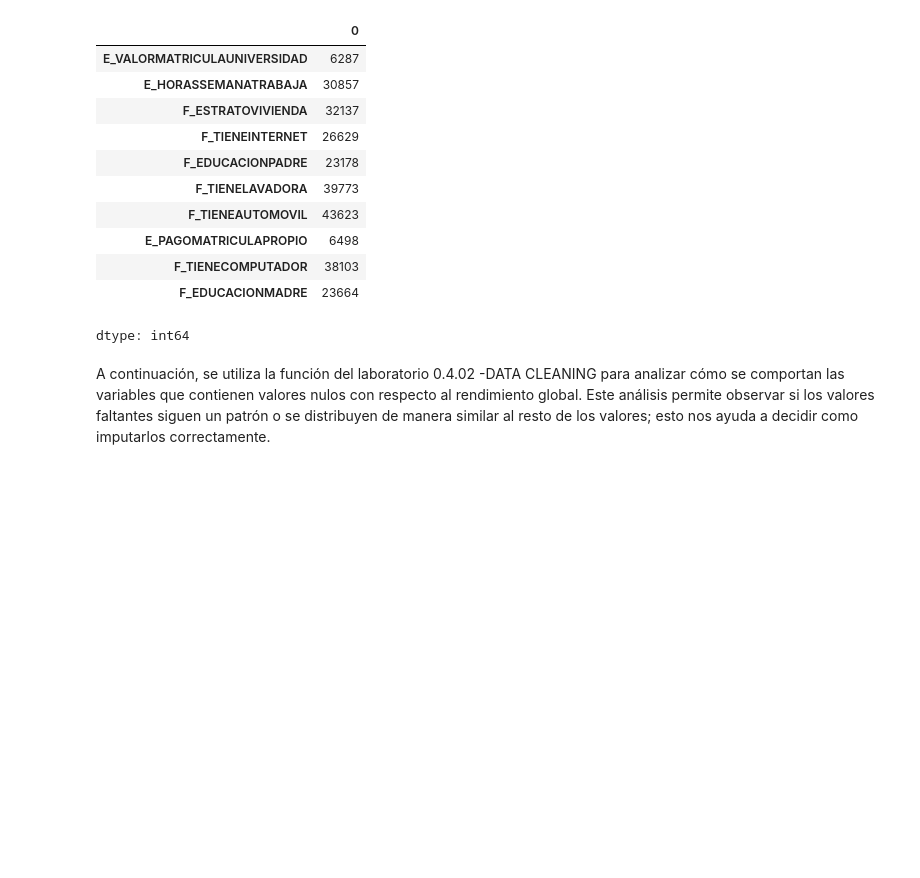
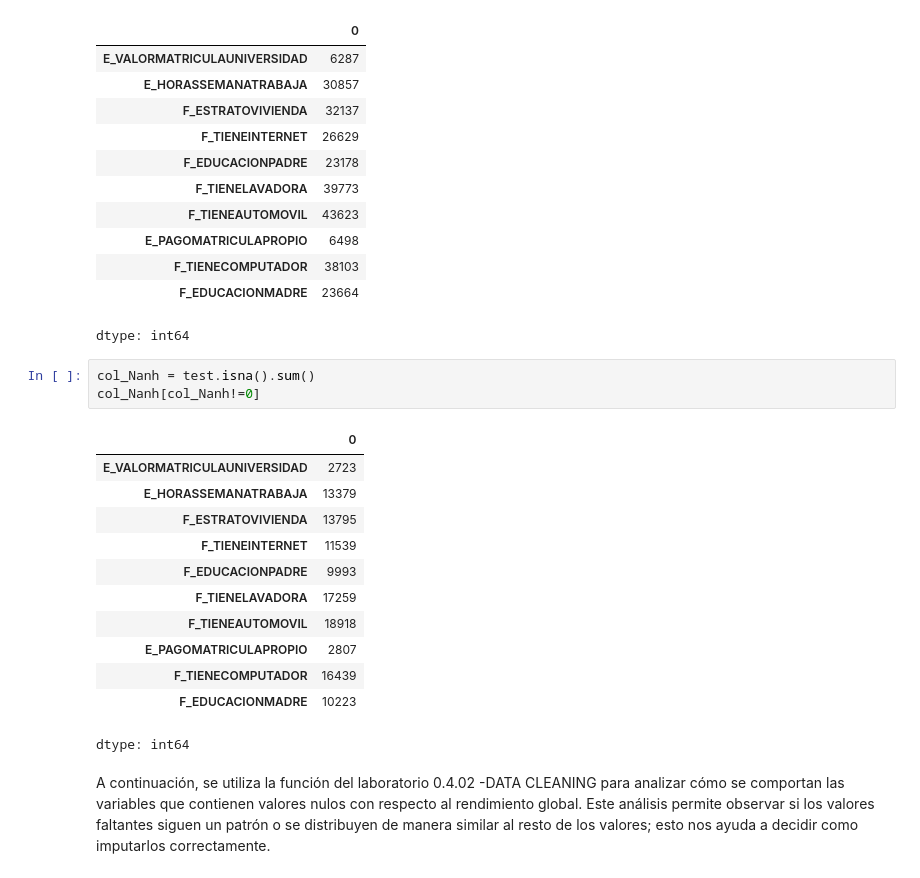
Before and after one commit to MiguelAngel1l/UDEA-ai4eng-20252, a Jupyter notebook: 02 - preprocesado.ipynb, the cells around one changed output. Drawn from its saved outputs; the diff is of its cells as text; blank space fills up the shorter version.

```diff
--- a/02 - preprocesado.ipynb
+++ b/02 - preprocesado.ipynb
@@ -186,6 +296,22 @@ col_Nanh[col_Nanh!=0]
 | F_TIENECOMPUTADOR | 38103 |
 | F_EDUCACIONMADRE | 23664 |
 dtype: int64
+# %%
+col_Nanh = test.isna().sum()
+col_Nanh[col_Nanh!=0]
+# %% [output]
+|  | 0 |
+| E_VALORMATRICULAUNIVERSIDAD | 2723 |
+| E_HORASSEMANATRABAJA | 13379 |
+| F_ESTRATOVIVIENDA | 13795 |
+| F_TIENEINTERNET | 11539 |
+| F_EDUCACIONPADRE | 9993 |
+| F_TIENELAVADORA | 17259 |
+| F_TIENEAUTOMOVIL | 18918 |
+| E_PAGOMATRICULAPROPIO | 2807 |
+| F_TIENECOMPUTADOR | 16439 |
+| F_EDUCACIONMADRE | 10223 |
+dtype: int64
 # %% [markdown]
 A continuación, se utiliza la función del laboratorio 0.4.02 -DATA CLEANING para analizar cómo se comportan las variables que contienen valores nulos con respecto al rendimiento global.
 Este análisis permite observar si los valores faltantes siguen un patrón o se distribuyen de manera similar al resto de los valores; esto nos ayuda a decidir como imputarlos correctamente.
```
Also changed, not shown: parts of 29 cells of this notebook.
